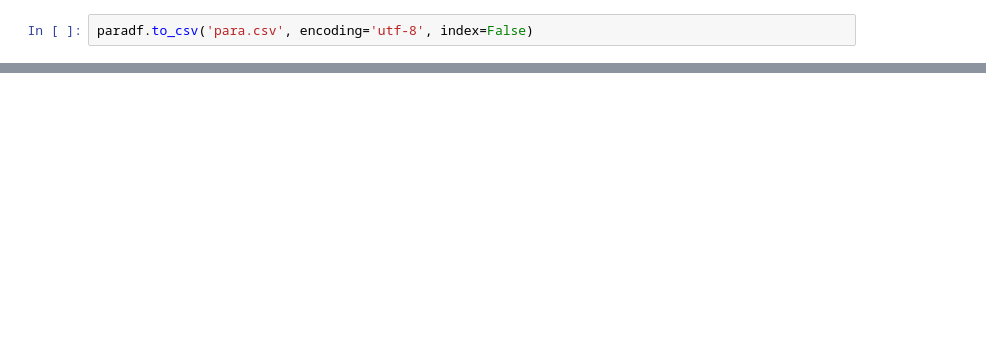
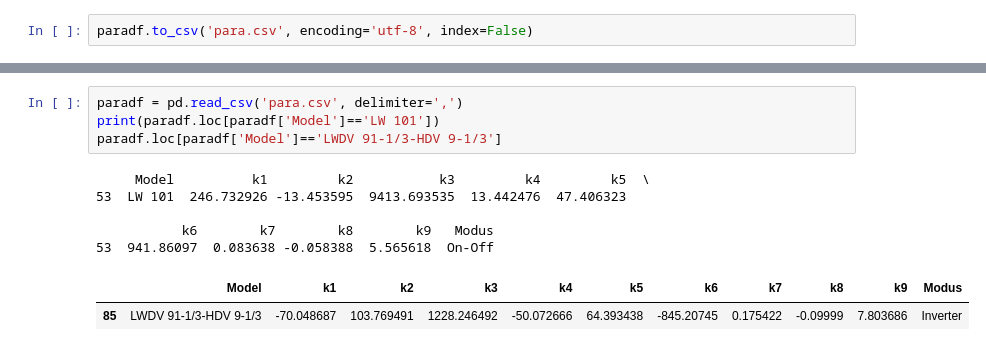
Before and after one commit to FZJ-IEK3-VSA/hplib, a Jupyter notebook: gettingparameters.ipynb, the cells around one changed output, grey strips where cells are left out. Cells and saved outputs as stored; diff of their text form; blank space fills up the shorter version.

```diff
--- a/gettingparameters.ipynb
+++ b/gettingparameters.ipynb
@@ -470,0 +358,12 @@ paradf
+# %%
+paradf = pd.read_csv('para.csv', delimiter=',')
+print(paradf.loc[paradf['Model']=='LW 101'])
+paradf.loc[paradf['Model']=='LWDV 91-1/3-HDV 9-1/3']
+# %% [output]
+     Model          k1         k2           k3         k4         k5  \
+53  LW 101  246.732926 -13.453595  9413.693535  13.442476  47.406323
+
+           k6        k7        k8        k9   Modus
+53  941.86097  0.083638 -0.058388  5.565618  On-Off
+|  | Model | k1 | k2 | k3 | k4 | k5 | k6 | k7 | k8 | k9 | Modus |
+| 85 | LWDV 91-1/3-HDV 9-1/3 | -70.048687 | 103.769491 | 1228.246492 | -50.072666 | 64.393438 | -845.20745 | 0.175422 | -0.09999 | 7.803686 | Inverter |
```
Also changed, not shown: parts of 12 cells of this notebook.
